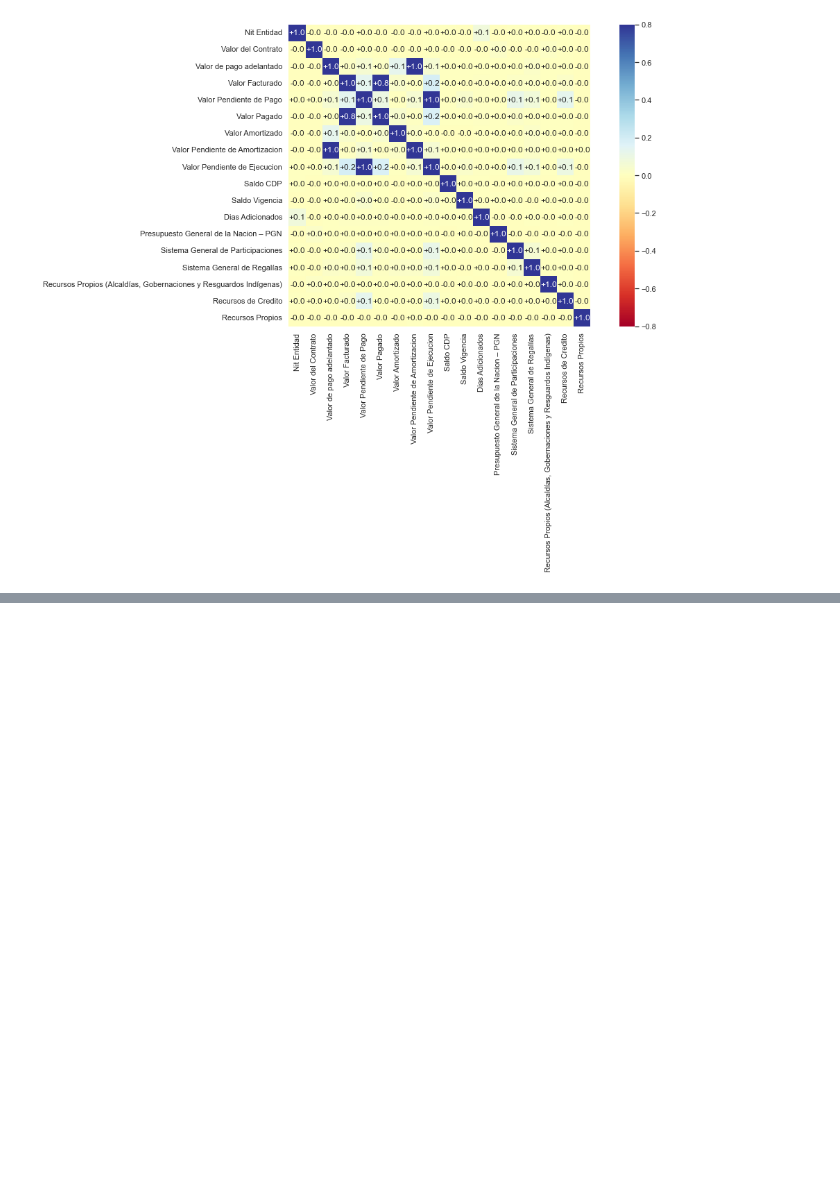
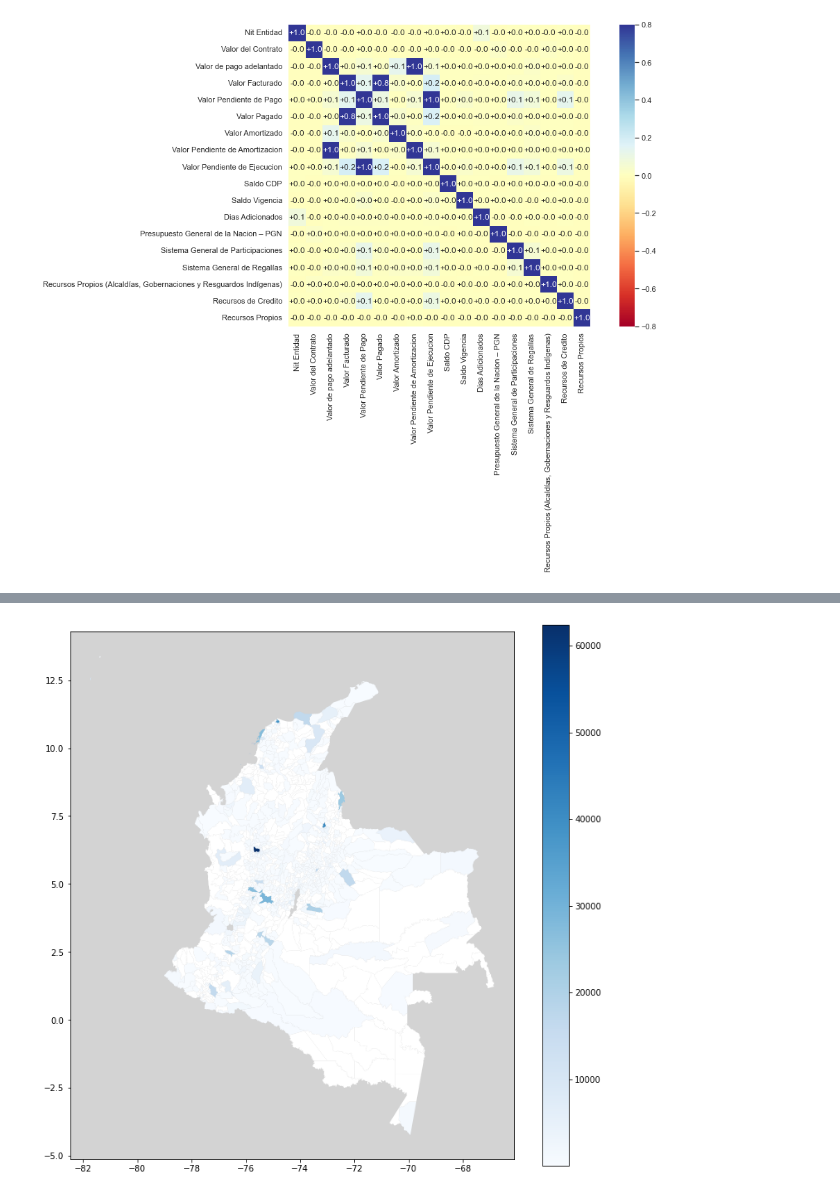
Before and after one commit to lumariaap15/secop-ds4a, a Jupyter notebook: EDA_secop_II.ipynb, the cells around one changed output, grey strips where cells are left out. Drawn from its saved outputs; the diff is of its cells as text; code cells hidden in the pictures; blank space fills up the shorter version.

```diff
--- a/EDA_secop_II.ipynb
+++ b/EDA_secop_II.ipynb
@@ -211,0 +255,19 @@ sns.heatmap(df_contratos_electronicos.corr(), cmap='RdYlBu', annot=True, square=
+# %%
+dic = {'Cartagena':'Cartagena de Indias', 'Bogotá':'Bogotá, D.C.', 'Cúcuta': 'San José de Cúcuta',
+       'Villa De San Diego De Ubate':'Villa De San Diego De Ubaté', 'Guatape':'Guatapé', 'Itagui':'Itagüí', 'Gachala':'Gachalá',
+       'Tumaco':'San Andrés De Tumaco', 'Entrerrios':'Entrerríos', 'Don Matías':'Donmatías', 'Distrito Capital':'Bogotá, D.C.',
+       'Calarca':'Calarcá', 'Santafé De Antioquia':'Santa Fé De Antioquia', 'Mariquita':'San Sebastián De Mariquita', 'Leguízamo':'Puerto Leguízamo',
+       'San Juan De Río Seco':'San Juan De Rioseco', 'Caqueza':'Cáqueza', 'Cuaspud':'Cuaspud Carlosama', 'Magüi':'Magüí', 'Sonson':'Sonsón',
+       'Coloso':'Colosó', 'Tolú Viejo':'San José De Toluviejo', 'Piendamó':'Piendamó - Tunía', 'Güicán':'Güicán De La Sierra', 'Gameza':'Gámeza', 'El Piñon':'El Piñón',
+       'Iquira':'Íquira', 'Toribio':'Toribío', 'Macheta':'Machetá', 'Umbita':'Úmbita', 'Anza':'Anzá',
+       'San Pedro De Uraba':'San Pedro De Urabá', 'Belén De Los Andaquies':'Belén De Los Andaquíes', 'Cachirá':'Cáchira',
+       'Gambita':'Gámbita', 'Abrego':'Ábrego', 'Guayabal De Siquima':'Guayabal De Síquima', 'Sabanas De San Angel':'Sabanas De San Ángel'}
+
+df_contratos_electronicos['Ciudad']=df_contratos_electronicos.Ciudad.replace(dic)
+# %%
+df_contratos_electronicos.loc[(df_contratos_electronicos.Ciudad=='No Definido') & (df_contratos_electronicos.Departamento == 'Distrito Capital de Bogotá'), 'Ciudad']='Bogotá, D.C.'
+# %%
+dic = {'Distrito Capital de Bogotá':'Bogotá, D.C.', 'Quindío':'Quindio',
+       'San Andrés, Providencia y Santa Catalina':'Archipiélago De San Andrés, Providencia Y Santa Catalina'}
+
+df_contratos_electronicos['Departamento']=df_contratos_electronicos.Departamento.replace(dic)
@@ -211,0 +294,10 @@ sns.heatmap(df_contratos_electronicos.corr(), cmap='RdYlBu', annot=True, square=
+# %%
+df_group = df_contratos_electronicos.groupby(['Departamento','Ciudad'])['ID Contrato'].count().reset_index()
+df_group['Departamento'] = df_group['Departamento'].str.upper()
+df_group['Ciudad'] = df_group['Ciudad'].str.upper()
+result_mpio = pd.merge(municipios,df_group,left_on=['DPTO_CNMBR','MPIO_CNMBR'],right_on=['Departamento','Ciudad'],how='left')
+# %%
+P=result_mpio[result_mpio['MPIO_CNMBR'].isin({'BOGOTÁ, D.C.','CALI'})==False].plot(column='ID Contrato',cmap='Blues',figsize=(12,12),legend=True,missing_kwds={'color': 'white'})
+P.set_facecolor('lightgray')
+# %% [output]
+[figure, added]
```
Also changed, not shown: parts of 12 cells of this notebook.
